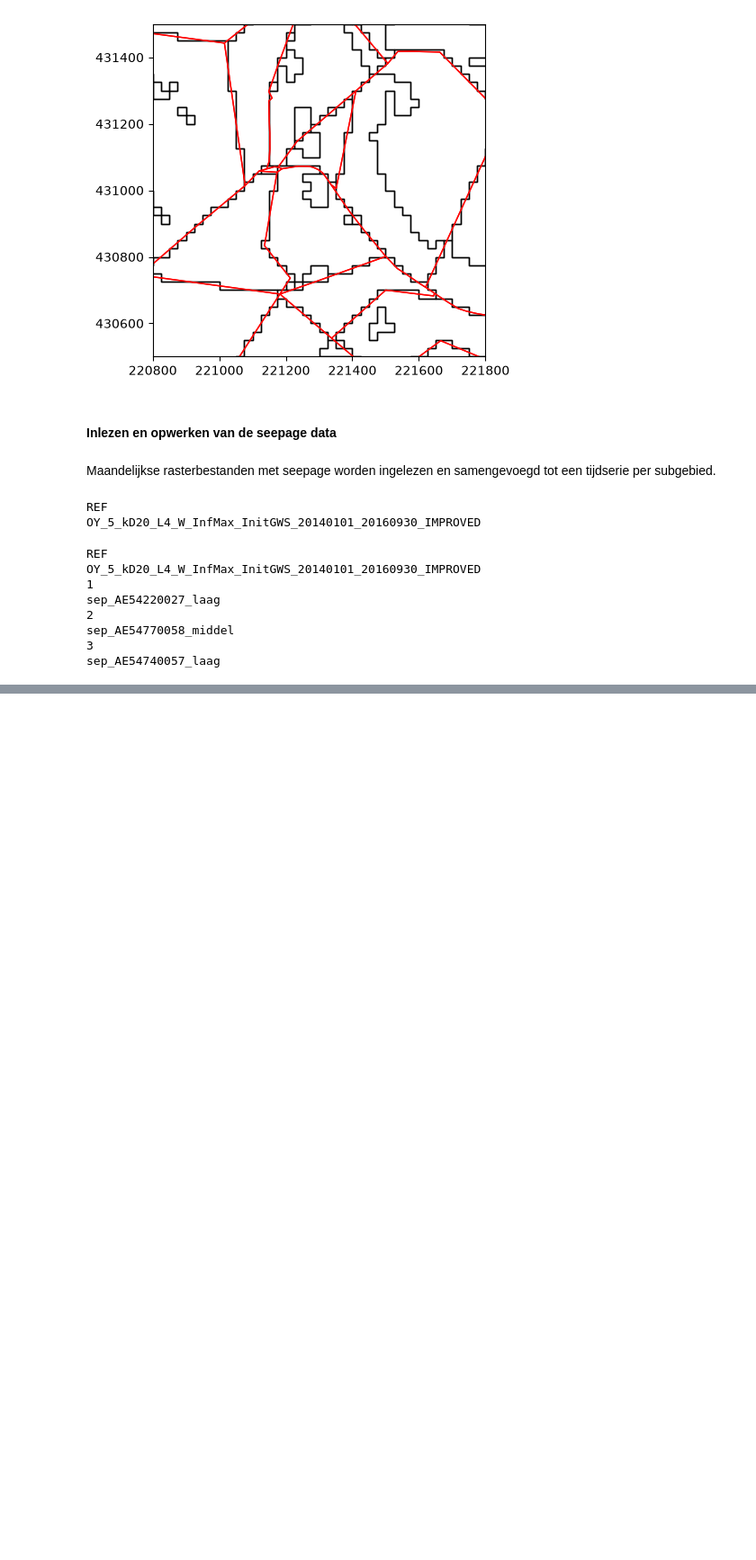
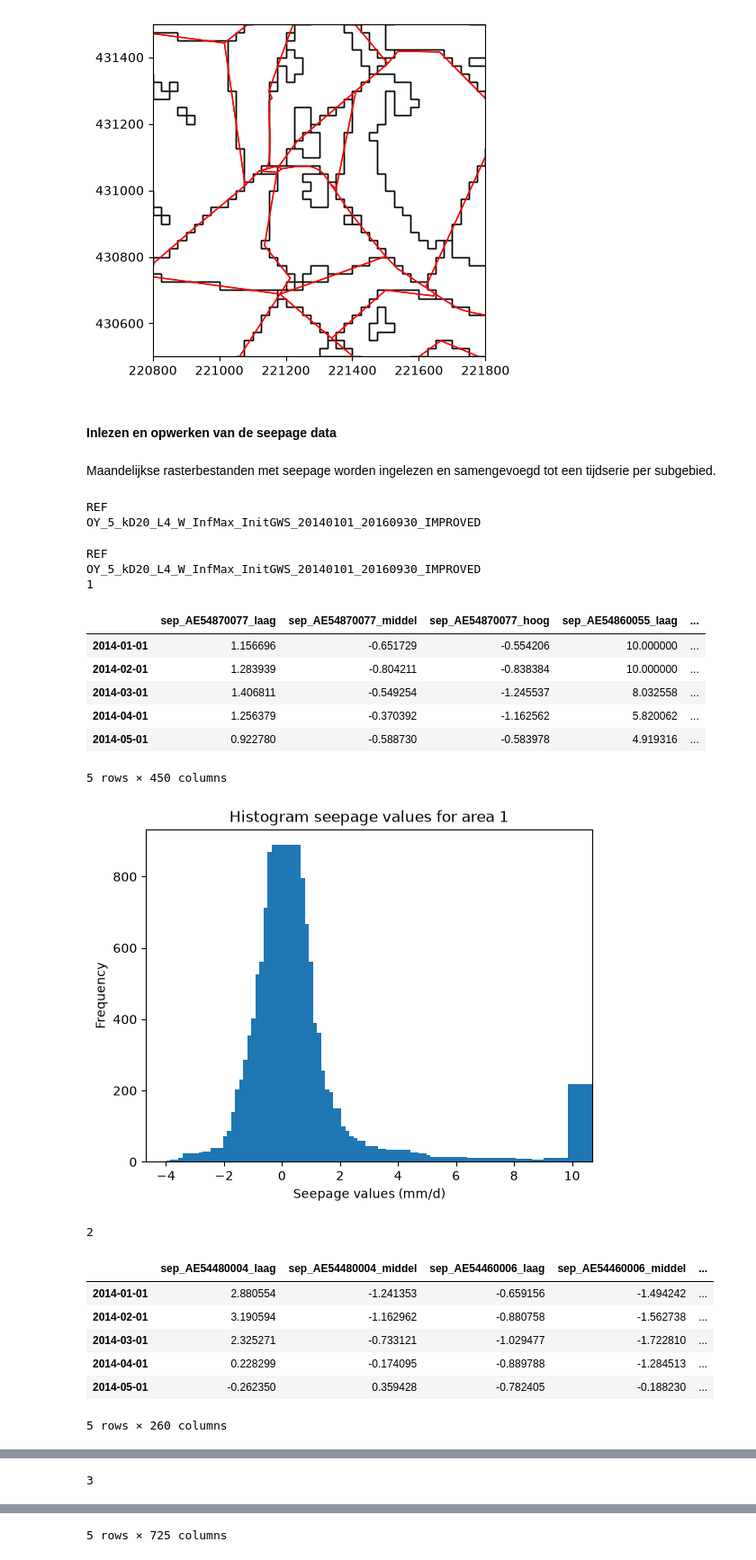
Before and after one commit to witteveenbos/WRIJ_RR_Unpaved_methode, a Jupyter notebook: notebooks/RR_01b_genereer_input_seepage_GECORRIGEERD.ipynb, the cells around one changed output, grey strips where cells are left out. Shown at 90% size. Saved outputs shown, nothing was run; the diff lists cells and outputs as text; code cells hidden in the pictures; blank space fills up the shorter version.

```diff
--- a/notebooks/RR_01b_genereer_input_seepage_GECORRIGEERD.ipynb
+++ b/notebooks/RR_01b_genereer_input_seepage_GECORRIGEERD.ipynb
@@ -247,41 +247,59 @@ OY_5_kD20_L4_W_InfMax_InitGWS_20140101_20160930_IMPROVED
 # %%
 for scenario in scenarios:
 
     print(scenario)
 
     for run in run_names:
 
         print(run)
 
+        # inlezen van de csv met alle seepage data
         df_seepage_totaal = pd.read_csv(output_csv_total.replace("#RUN#", run).replace("#SCENARIO#", scenario), index_col=0, parse_dates=True)
 
+        # selecteren van de subgebieden die relevant zijn voor het huidige selectie_gebied
         for selectie_gebied in selectie_gebieden:
 
             print(selectie_gebied)
 
-            gpkg_unpaved_gebied = dir_gebied + "\\#RUN#\\#GEBIED#\\#SCENARIO#\\gdf_unpaved_winter.gpkg".replace("#RUN#", run).replace("#GEBIED#", f"gebied_{selectie_gebied}").replace("#SCENARIO#", scenario)
-
-            df_unpaved_gebied = gpd.read_file(gpkg_unpaved_gebied.replace("#RUN#", run).replace("#GEBIED#", f"gebied_{selectie_gebied}").replace("#SCENARIO#", scenario))
-            subareas_gebied = df_unpaved_gebied.code.tolist()
-            subareas_gebied = [f"sep_{code}" for code in subareas_gebied]
+            df_seepage_gebied= pd.read_csv(output_csv_gebied.replace("#RUN#", run).replace("#GEBIED#", f"gebied_{selectie_gebied}").replace("#SCENARIO#", scenario), index_col=0)
+            subareas_gebied = df_seepage_gebied.columns.tolist()
 
             df_seepage = df_seepage_totaal.loc[:, df_seepage_totaal.columns.isin(subareas_gebied)]
 
-            df_seepage.to_csv(output_csv_gebied.replace("#RUN#", run).replace("#GEBIED#", f"gebied_{selectie_gebied}").replace("#SCENARIO#", scenario), index=False)
+            # clippen van de kwelwaarden zodat ze binnen het bereik van [-10 mm/d, 10 mm/d] vallen
+            df_seepage = df_seepage.clip(lower=-10, upper=10)
 
-            # display(df_seepage.head(5))
+            df_seepage.to_csv(output_csv_gebied.replace("#RUN#", run).replace("#GEBIED#", f"gebied_{selectie_gebied}").replace("#SCENARIO#", scenario), index=True)
 
-            print(df_seepage.idxmax().idxmax())
+            display(df_seepage.head(5))
+
+            fig, ax = plt.subplots()
+            plt.hist(df_seepage.values.flatten(), bins=100, width=1)
+            ax.set_title(f"Histogram seepage values for area {selectie_gebied}")
+            ax.set_xlabel("Seepage values (mm/d)")
+            ax.set_ylabel("Frequency")
+            plt.show()
 
             # print(len(df_seepage.columns))
             # print(len(subareas_gebied))
             # print(set(subareas_gebied) - set(df_seepage.columns))
 # %% [output]
 REF
 OY_5_kD20_L4_W_InfMax_InitGWS_20140101_20160930_IMPROVED
 1
-sep_AE54220027_laag
-2
-sep_AE54770058_middel
-3
-sep_AE54740057_laag
+|  | sep_AE54870077_laag | sep_AE54870077_middel | sep_AE54870077_hoog | sep_AE54860055_laag | ... |
+| 2014-01-01 | 1.156696 | -0.651729 | -0.554206 | 10.000000 | ... |
+| 2014-02-01 | 1.283939 | -0.804211 | -0.838384 | 10.000000 | ... |
+| 2014-03-01 | 1.406811 | -0.549254 | -1.245537 | 8.032558 | ... |
+| 2014-04-01 | 1.256379 | -0.370392 | -1.162562 | 5.820062 | ... |
+| 2014-05-01 | 0.922780 | -0.588730 | -0.583978 | 4.919316 | ... |
+5 rows × 450 columns
+[figure, added]
+2
+|  | sep_AE54480004_laag | sep_AE54480004_middel | sep_AE54460006_laag | sep_AE54460006_middel | ... |
+| 2014-01-01 | 2.880554 | -1.241353 | -0.659156 | -1.494242 | ... |
+| 2014-02-01 | 3.190594 | -1.162962 | -0.880758 | -1.562738 | ... |
+| 2014-03-01 | 2.325271 | -0.733121 | -1.029477 | -1.722810 | ... |
+| 2014-04-01 | 0.228299 | -0.174095 | -0.889788 | -1.284513 | ... |
+| 2014-05-01 | -0.262350 | 0.359428 | -0.782405 | -0.188230 | ... |
+5 rows × 260 columns
@@ -287,0 +307 @@ sep_AE54740057_laag
+3
@@ -287,0 +314 @@ sep_AE54740057_laag
+5 rows × 725 columns
```
Also changed, not shown: parts of 3 cells of this notebook, 6 other files.
